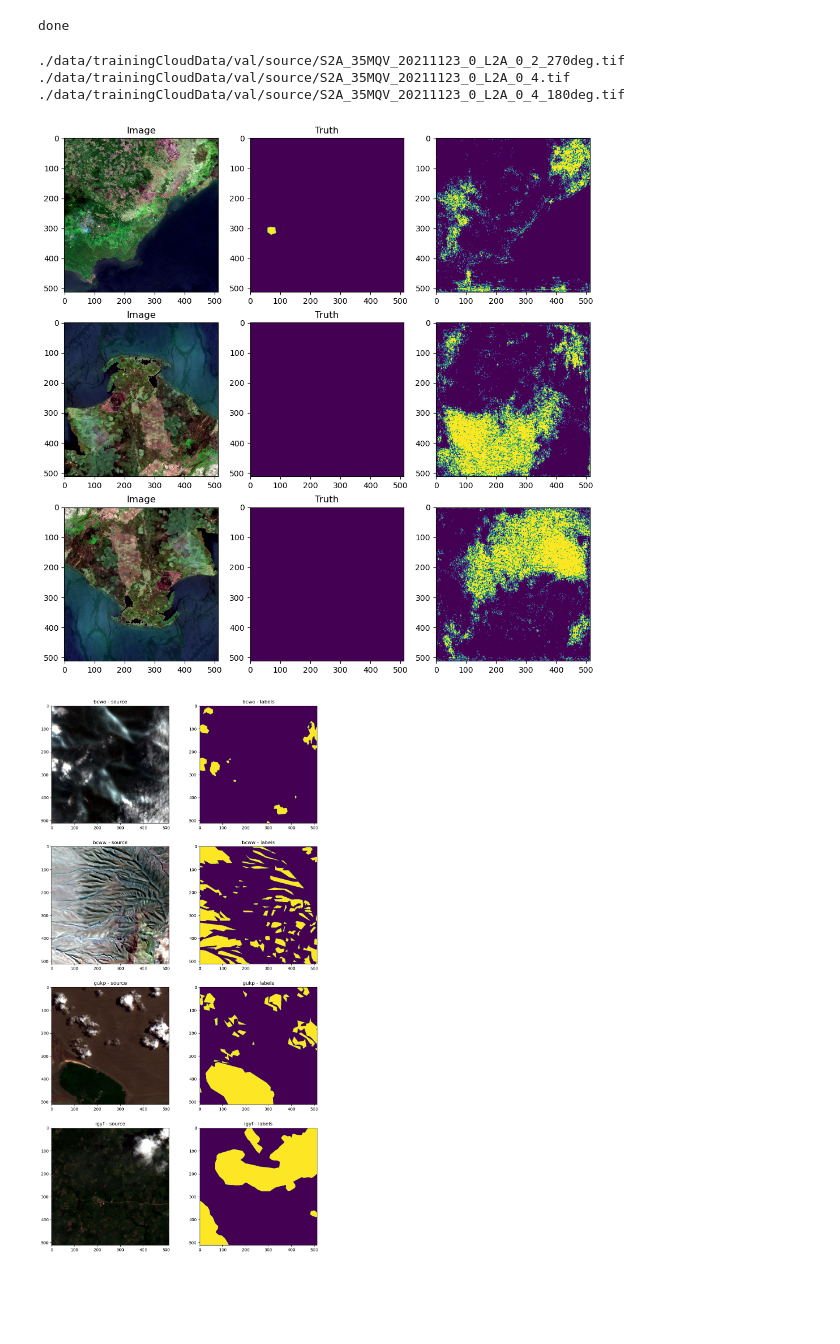
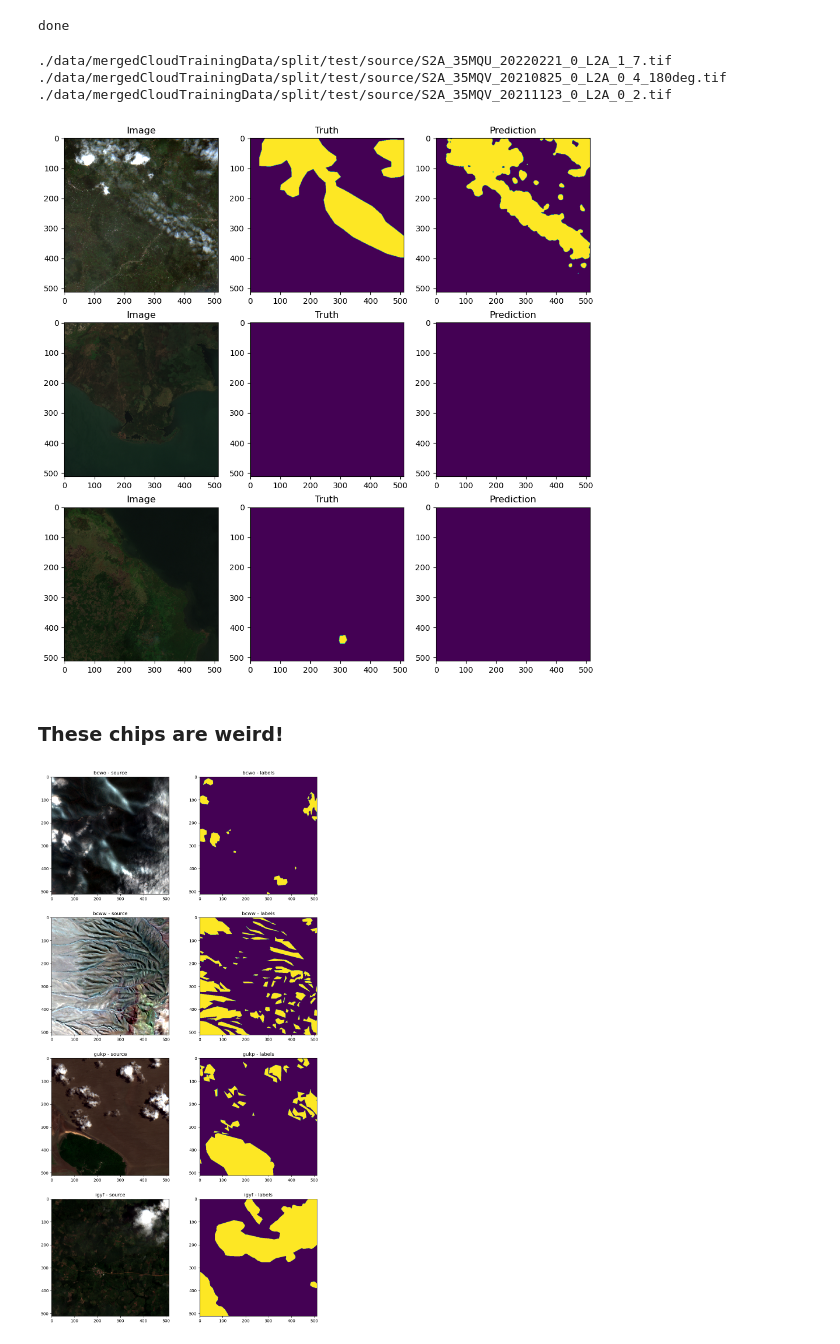
Before and after one commit to caseyslaught/smartcarte-containers, a Jupyter notebook: notebooks/src/TestingCloudDetectionNN.ipynb, the cells around one changed output. Saved outputs shown, nothing was run; the diff lists cells and outputs as text; code cells hidden in the pictures; blank space fills up the shorter version.

```diff
--- a/notebooks/src/TestingCloudDetectionNN.ipynb
+++ b/notebooks/src/TestingCloudDetectionNN.ipynb
@@ -116,4 +112,6 @@ metrics = []
 # %%
+
+metrics = []
 
 train_epoch = smp_utils.train.TrainEpoch(
     model,
@@ -123,7 +121,7 @@ train_epoch = smp_utils.train.TrainEpoch(
     verbose=True,
 )
 
-test_epoch = smp_utils.train.ValidEpoch(
+val_epoch = smp_utils.train.ValidEpoch(
     model,
     loss=loss,
     metrics=metrics,
@@ -133,13 +131,11 @@ test_epoch = smp_utils.train.ValidEpoch(
 
 NUM_EPOCHS = 2
 
-model_path =  f'./best_virunga_{ENCODER}_{LOSS}_cloud_model.pth'
-
-# 40: 0.2436, 80: 0.1866, 200: 0.1553, 800: 0.1102, 2200: 0.09243, 8000 (w/ rots): 0.07852
+model_path =  f'./best_{ENCODER}_{LOSS}_virunga_cloud_model.pth'
 
 for i in range(0, NUM_EPOCHS):
     train_logs = train_epoch.run(train_dataloader)
-    test_logs = test_epoch.run(test_dataloader)
+    val_logs = val_epoch.run(val_dataloader)
     torch.save(model, model_path)
 
 print('done')
@@ -150,63 +146,58 @@ import matplotlib.pyplot as plt
 import numpy as np
 import torch
 import torch.nn as nn
+import torch.nn.functional as F
 
 
 from common.utilities.visualization import plot_bands
 
 
 count = 3
-offset = 6
+offset = 0
 
 fig, rows = plt.subplots(count, 3, figsize=(12, 12))
 if rows.ndim == 1:
     rows = np.expand_dims(rows, 0)
 
 
-best_model = torch.load(model_path)
+# model_path =  f'./best_{ENCODER}_{LOSS}_virunga_cloud_model.pth'
+best_model = torch.load('best_resnet18_dice_virunga_cloud_model.pth')
 
 
 for i in range(count):
 
     row = rows[i]
-    image, labels = test_dataset[i + offset]
-    image_path = test_dataset.image_paths[i + offset]
+    image, labels = test_dataset[i+offset]
+    image_path = test_dataset.image_paths[i+offset]
     print(image_path)
 
     image = np.expand_dims(image, 0)
     image = torch.tensor(image)
 
     prediction = best_model.predict(image)
-    softmax = nn.Softmax(dim=1)
-    probabilities = softmax(prediction)
-
-    prediction = torch.argmax(probabilities, dim=1).squeeze(1)
-    prediction = (prediction.squeeze().cpu().numpy().round())
-    #prediction = np.ma.array(prediction, mask=(prediction==0))
+    probabilities = torch.sigmoid(prediction).cpu().numpy()
+    probabilities = probabilities[0, 0, :, :]
+    binary_prediction = (probabilities >= 0.80).astype(bool)
 
     labels = labels.squeeze().numpy()
     labels = np.ma.array(labels, mask=(labels==2))
 
     image = image.cpu().numpy().squeeze(0)
     plot_bands(image, bands=[2, 1, 0], ax=row[0], transpose=True)
     row[0].set_title('Image')
 
     row[1].imshow(labels, vmin=0, vmax=1)
     row[1].set_title('Truth')
 
-    #row[2].imshow(prediction, vmin=0, vmax=1)
-    #row[2].set_title('Prediction')
-    probs = probabilities.cpu().numpy()[0, :, :, :]
-    prob_cloud = probs[1, :, :]
-    prob_no_cloud = probs[0, :, :]
-
-    cloud_mask = (prob_cloud > prob_no_cloud) & (prob_cloud > 0.60)
-    row[2].imshow(cloud_mask, vmin=0, vmax=1)
+    row[2].imshow(binary_prediction, vmin=0, vmax=1)
+    row[2].set_title('Prediction')
 # %% [output]
-./data/trainingCloudData/val/source/S2A_35MQV_20211123_0_L2A_0_2_270deg.tif
-./data/trainingCloudData/val/source/S2A_35MQV_20211123_0_L2A_0_4.tif
-./data/trainingCloudData/val/source/S2A_35MQV_20211123_0_L2A_0_4_180deg.tif
+./data/mergedCloudTrainingData/split/test/source/S2A_35MQU_20220221_0_L2A_1_7.tif
+./data/mergedCloudTrainingData/split/test/source/S2A_35MQV_20210825_0_L2A_0_4_180deg.tif
+./data/mergedCloudTrainingData/split/test/source/S2A_35MQV_20211123_0_L2A_0_2.tif
-[figure, old version]
+[figure, new version]
+# %% [markdown]
+### These chips are weird!
 # %%
 
 
```
Also changed, not shown: parts of 2 cells of this notebook, 6 other files.
